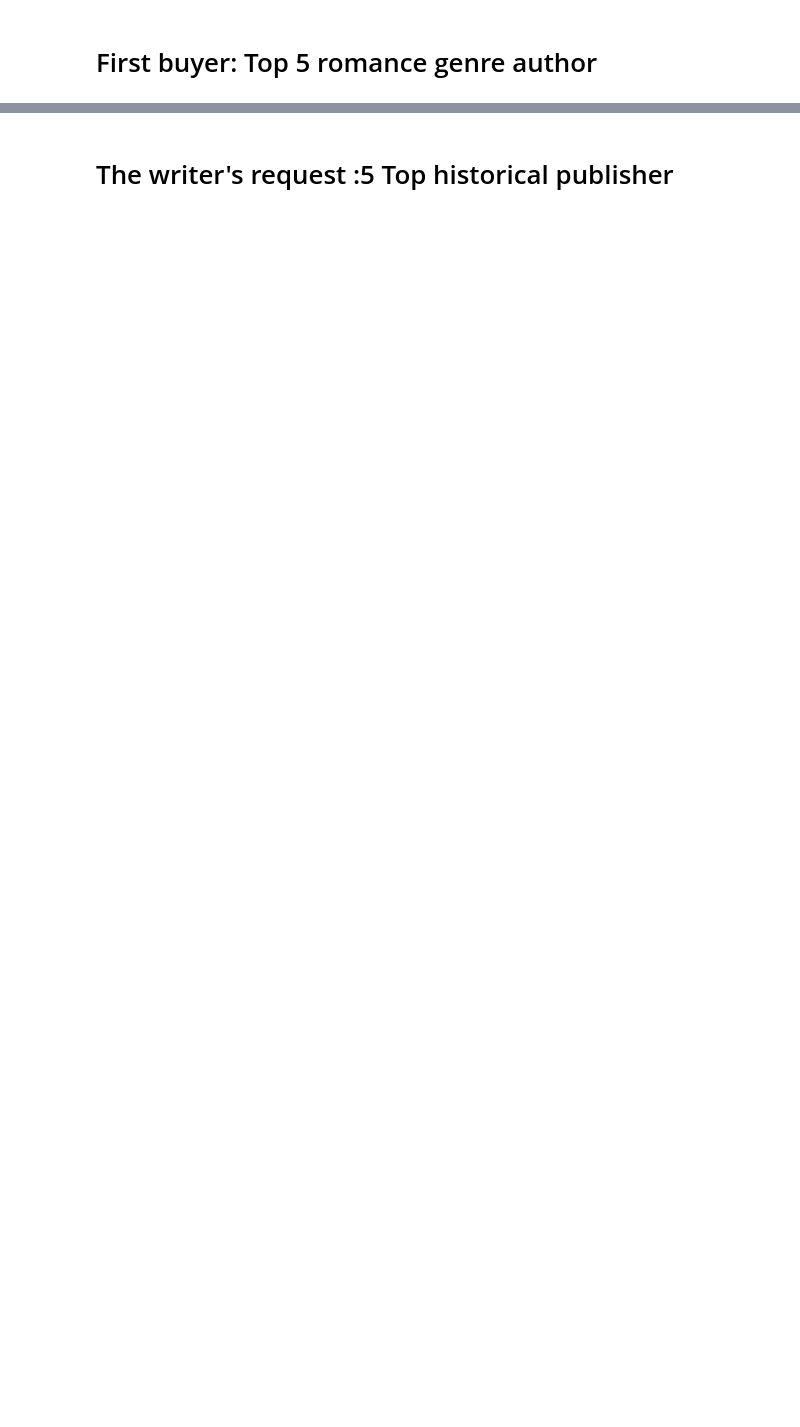
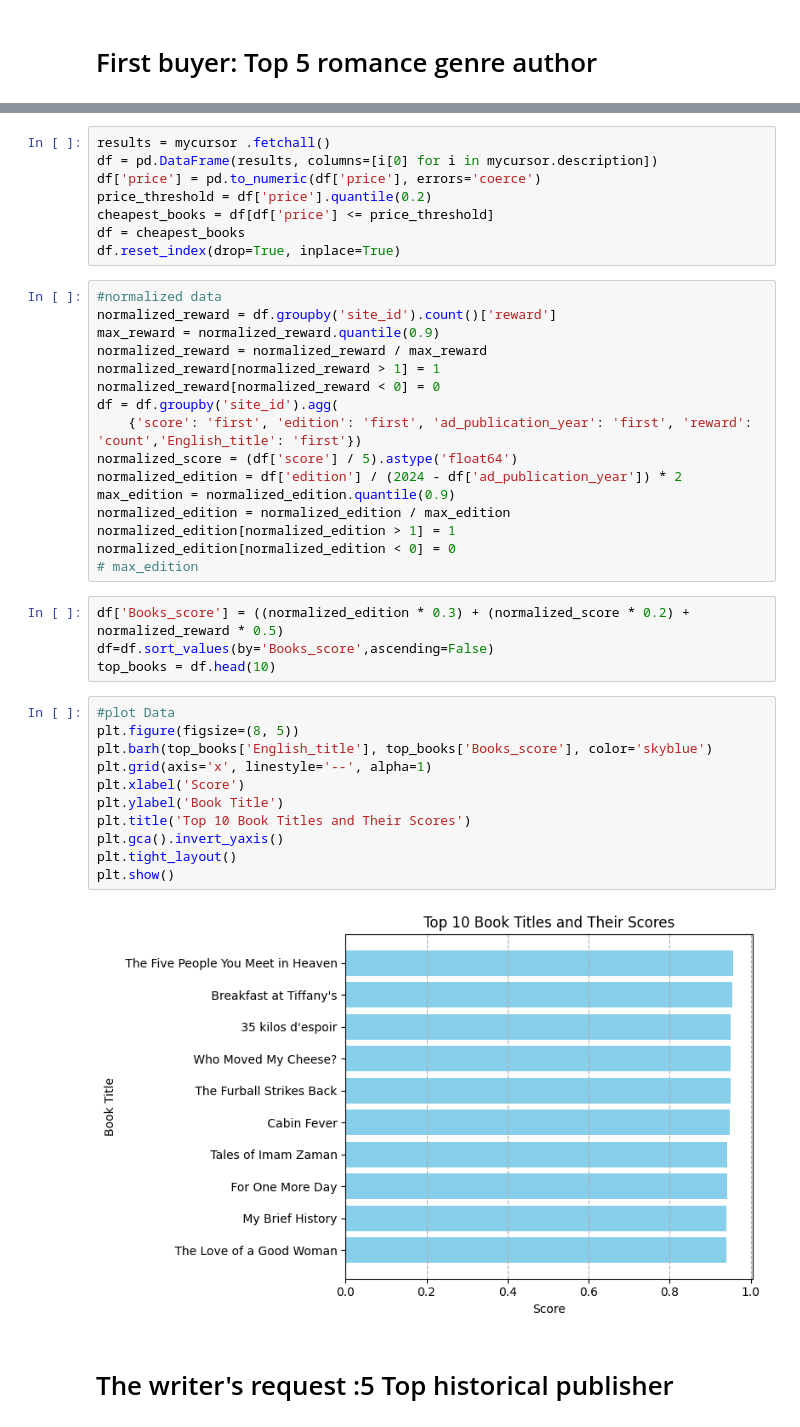
Before and after one commit to sanoooavi/Booktopia, a Jupyter notebook: statistic.ipynb, the cells around one changed output, grey strips where cells are left out. Saved outputs shown, nothing was run; the diff lists cells and outputs as text; blank space fills up the shorter version.

```diff
--- a/statistic.ipynb
+++ b/statistic.ipynb
@@ -70,3 +94,44 @@ plt.show()
+# %%
+results = mycursor .fetchall()
+df = pd.DataFrame(results, columns=[i[0] for i in mycursor.description])
+df['price'] = pd.to_numeric(df['price'], errors='coerce')
+price_threshold = df['price'].quantile(0.2)
+cheapest_books = df[df['price'] <= price_threshold]
+df = cheapest_books
+df.reset_index(drop=True, inplace=True)
+# %%
+#normalized data
+normalized_reward = df.groupby('site_id').count()['reward']
+max_reward = normalized_reward.quantile(0.9)
+normalized_reward = normalized_reward / max_reward
+normalized_reward[normalized_reward > 1] = 1
+normalized_reward[normalized_reward < 0] = 0
+df = df.groupby('site_id').agg(
+    {'score': 'first', 'edition': 'first', 'ad_publication_year': 'first', 'reward': 'count','English_title': 'first'})
+normalized_score = (df['score'] / 5).astype('float64')
+normalized_edition = df['edition'] / (2024 - df['ad_publication_year']) * 2
+max_edition = normalized_edition.quantile(0.9)
+normalized_edition = normalized_edition / max_edition
+normalized_edition[normalized_edition > 1] = 1
+normalized_edition[normalized_edition < 0] = 0
+# max_edition
+# %%
+df['Books_score'] = ((normalized_edition * 0.3) + (normalized_score * 0.2) + normalized_reward * 0.5)
+df=df.sort_values(by='Books_score',ascending=False)
+top_books = df.head(10)
+# %%
+#plot Data
+plt.figure(figsize=(8, 5))
+plt.barh(top_books['English_title'], top_books['Books_score'], color='skyblue')
+plt.grid(axis='x', linestyle='--', alpha=1)
+plt.xlabel('Score')
+plt.ylabel('Book Title')
+plt.title('Top 10 Book Titles and Their Scores')
+plt.gca().invert_yaxis()
+plt.tight_layout()
+plt.show()
+# %% [output]
+[figure, added]
 # %% [markdown]
 # The writer's request :5 Top historical publisher
 # %%
```
Also changed, not shown: parts of 26 cells of this notebook.
